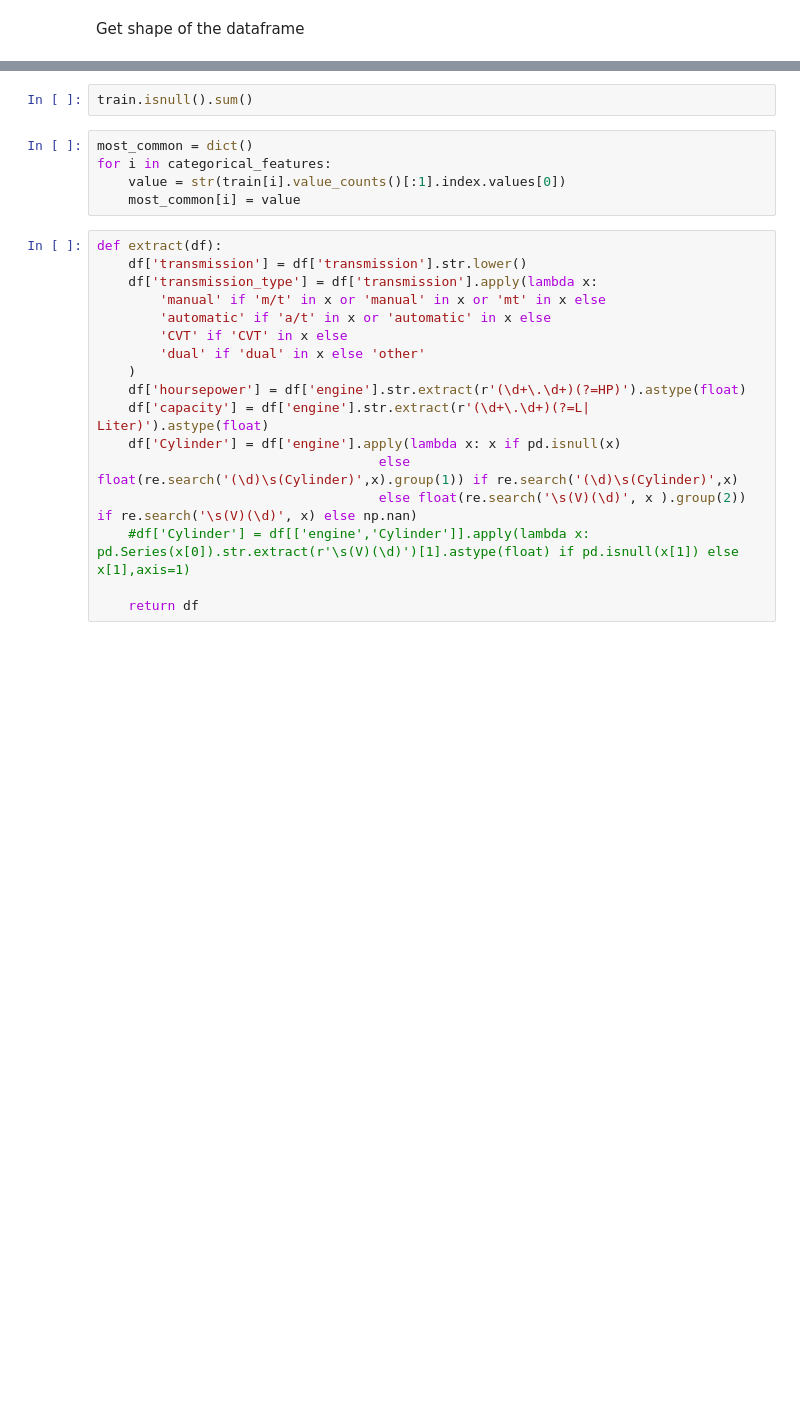
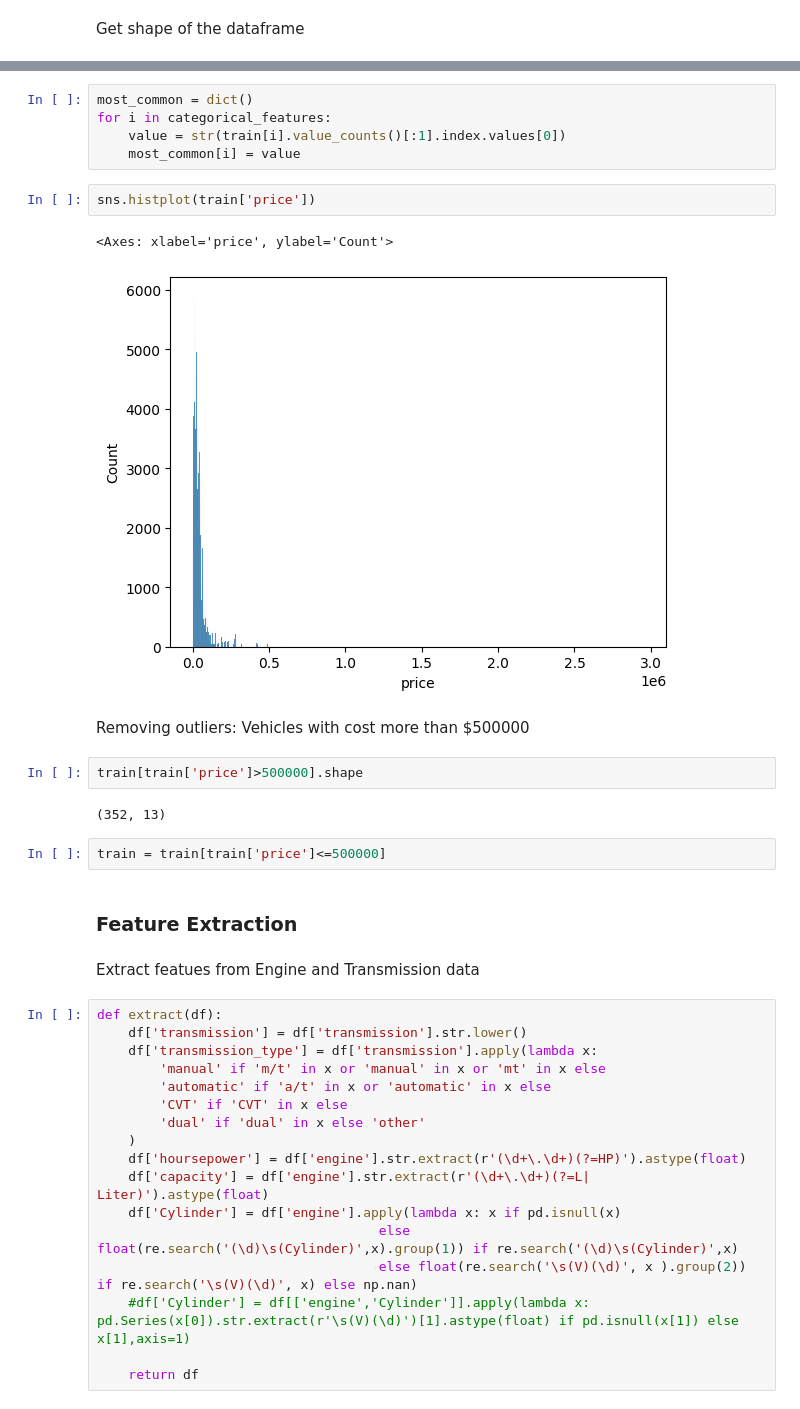
Before and after one commit to sacag08/Used-car-price-prediction, a Jupyter notebook: src/Notebook/DataPreprocessing.ipynb, the cells around one changed output, grey strips where cells are left out. Drawn from its saved outputs; the diff is of its cells as text; blank space fills up the shorter version.

```diff
--- a/src/Notebook/DataPreprocessing.ipynb
+++ b/src/Notebook/DataPreprocessing.ipynb
@@ -74,10 +207,25 @@ for i in train['fuel_type'].unique():
-# %%
-train.isnull().sum()
 # %%
 most_common = dict()
 for i in categorical_features:
     value = str(train[i].value_counts()[:1].index.values[0])
     most_common[i] = value
+# %%
+sns.histplot(train['price'])
+# %% [output]
+<Axes: xlabel='price', ylabel='Count'>
+[figure, added]
+# %% [markdown]
+Removing outliers: Vehicles with cost more than $500000
+# %%
+train[train['price']>500000].shape
+# %% [output]
+(352, 13)
+# %%
+train = train[train['price']<=500000]
+# %% [markdown]
+### Feature Extraction
+# %% [markdown]
+Extract featues from Engine and Transmission data
 # %%
 def extract(df):
     df['transmission'] = df['transmission'].str.lower()
```
Also changed, not shown: parts of 51 cells of this notebook, 6 other files.
